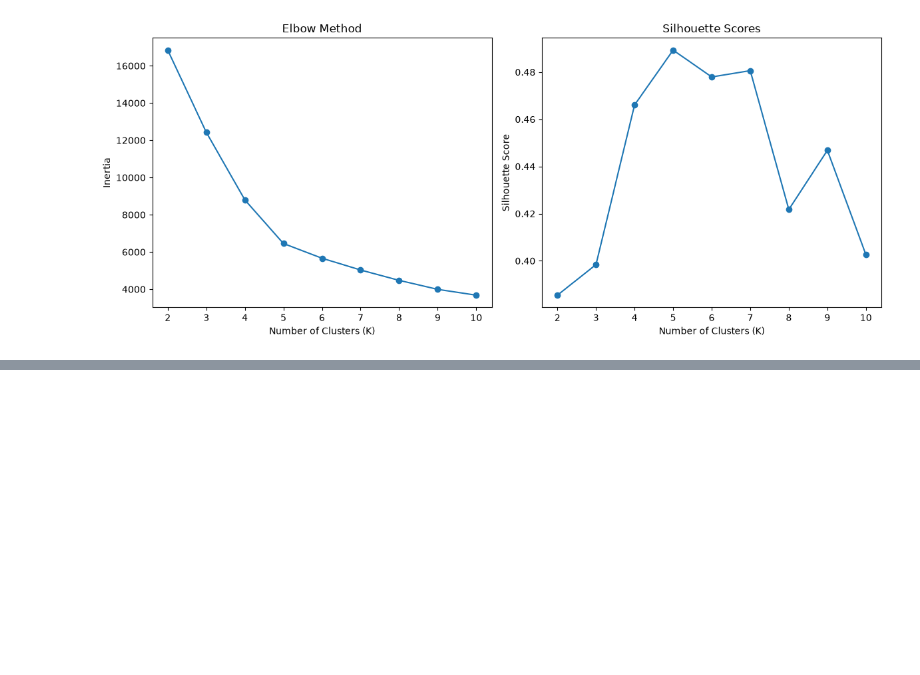
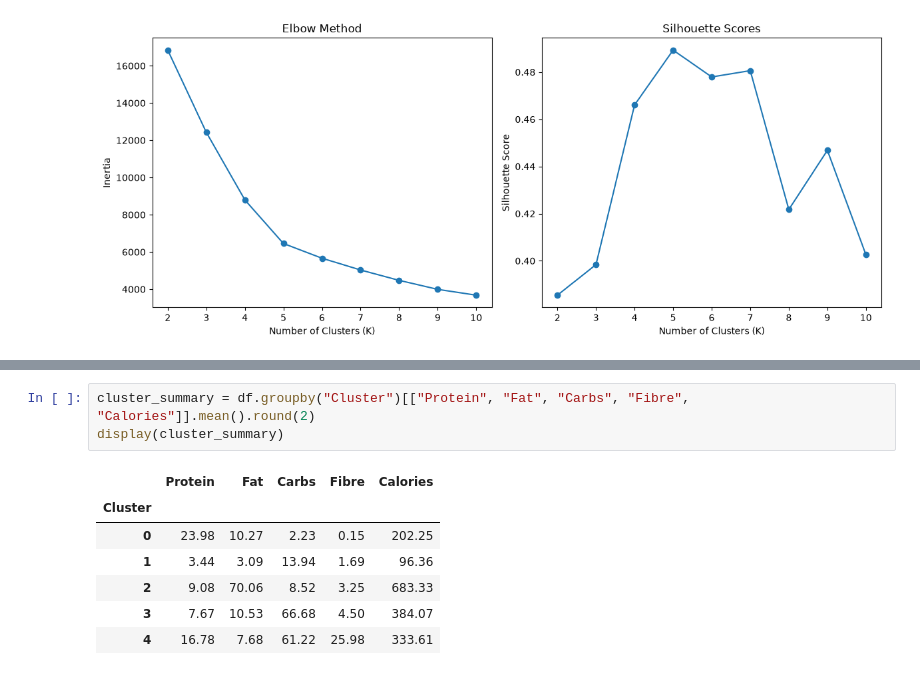
Before and after one commit to dhrutigandhi05/Food-Nutrition-Clustering, a Jupyter notebook: notebooks/kMeans.ipynb, the cells around one changed output, grey strips where cells are left out. Drawn from its saved outputs; the diff is of its cells as text; blank space fills up the shorter version.

```diff
--- a/notebooks/kMeans.ipynb
+++ b/notebooks/kMeans.ipynb
@@ -129,0 +152,11 @@ plt.show()
+# %%
+cluster_summary = df.groupby("Cluster")[["Protein", "Fat", "Carbs", "Fibre", "Calories"]].mean().round(2)
+display(cluster_summary)
+# %% [output]
+|  | Protein | Fat | Carbs | Fibre | Calories |
+| Cluster |  |  |  |  |  |
+| 0 | 23.98 | 10.27 | 2.23 | 0.15 | 202.25 |
+| 1 | 3.44 | 3.09 | 13.94 | 1.69 | 96.36 |
+| 2 | 9.08 | 70.06 | 8.52 | 3.25 | 683.33 |
+| 3 | 7.67 | 10.53 | 66.68 | 4.50 | 384.07 |
+| 4 | 16.78 | 7.68 | 61.22 | 25.98 | 333.61 |
```
Also changed, not shown: parts of 2 cells of this notebook.
